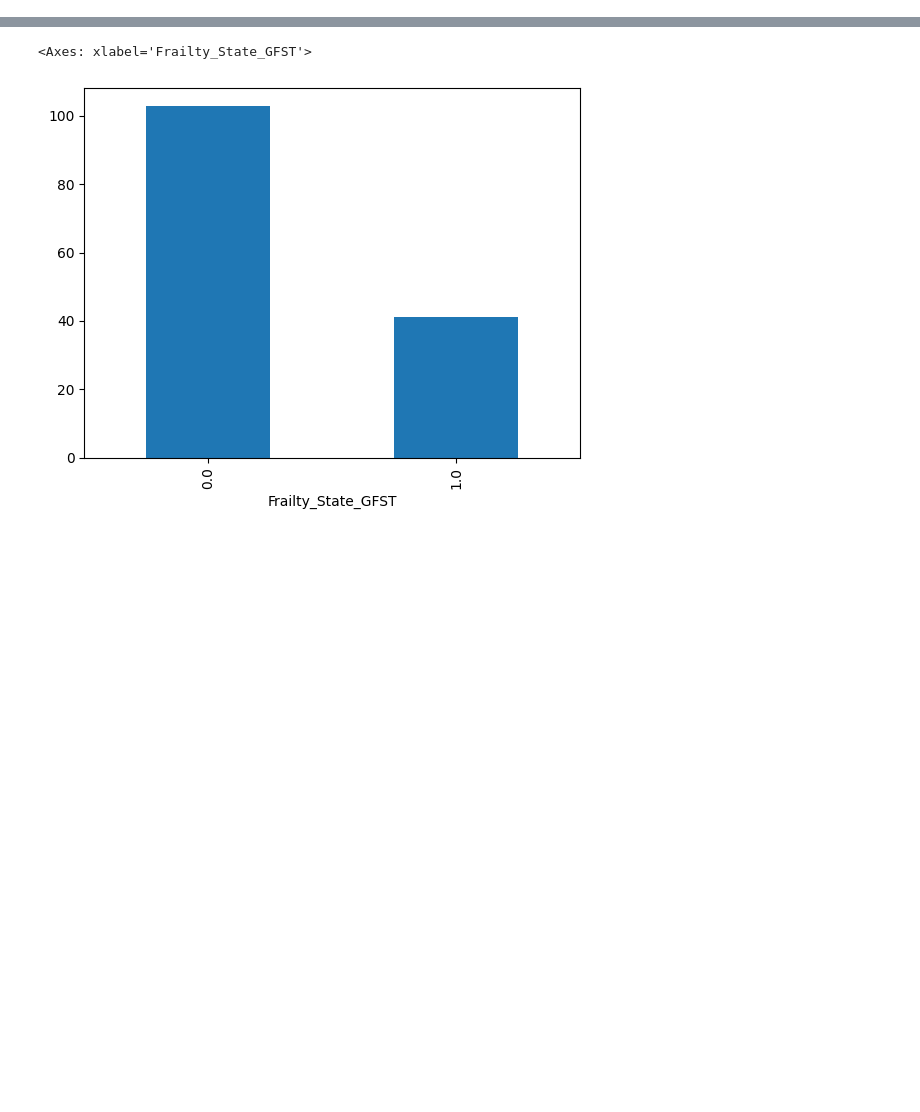
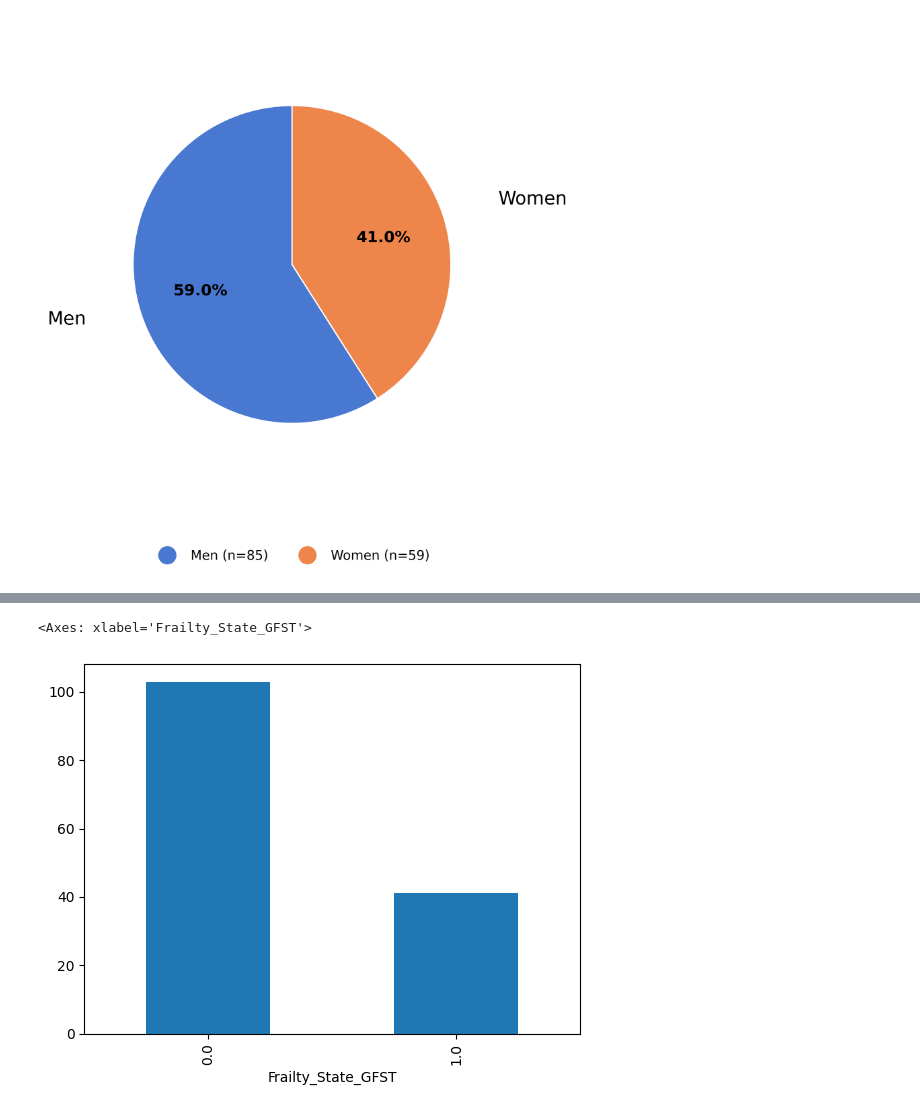
Before and after one commit to lukuenya/Thesis, a Jupyter notebook: notebooks/data_proc.ipynb, the cells around one changed output, grey strips where cells are left out. Cells and saved outputs as stored; diff of their text form; code cells hidden in the pictures; blank space fills up the shorter version.

```diff
--- a/notebooks/data_proc.ipynb
+++ b/notebooks/data_proc.ipynb
@@ -9,0 +54,59 @@ data.shape
+# %%
+
+# Assuming 'data' is your DataFrame and 'Gender' is your gender column
+gender_counts = data['Sexe'].value_counts()
+gender_labels = {0: 'Men', 1: 'Women'}
+
+# Create figure with publication-quality settings
+fig, ax = plt.subplots(figsize=(6, 6), dpi=300)
+
+# Define professional colors
+colors = ['#4878D0', '#EE854A']
+
+# Create the pie chart without labels (we'll add them directly)
+wedges, _, autotexts = ax.pie(
+    gender_counts,
+    labels=None,  # Remove the labels
+    autopct='%1.1f%%',
+    startangle=90,
+    colors=colors,
+    wedgeprops={'edgecolor': 'w', 'linewidth': 1},
+    textprops={'fontsize': 12, 'fontweight': 'bold'}
+)
+
+# Equal aspect ratio ensures that pie is drawn as a circle
+ax.axis('equal')
+
+# Add labels directly next to the wedges
+for i, wedge in enumerate(wedges):
+    angle = (wedge.theta1 + wedge.theta2) / 2
+    x = np.cos(np.deg2rad(angle))
+    y = np.sin(np.deg2rad(angle))
+
+    # Determine horizontal alignment based on angle
+    horizontalalignment = {-1: "right", 1: "left"}[int(np.sign(x))]
+
+    # Adjust position slightly outward from the wedge
+    connectionstyle = "angle,angleA=0,angleB={}".format(angle)
+
+    # Add the text with the gender label
+    ax.annotate(
+        gender_labels[gender_counts.index[i]],
+        xy=(x, y),
+        xytext=(1.35*x, 1.35*y),
+        horizontalalignment=horizontalalignment,
+        fontsize=14
+    )
+
+# Add a simple legend at the bottom
+legend_elements = [
+    plt.Line2D([0], [0], marker='o', color='w', markerfacecolor=colors[0], markersize=15, label=f'Men (n={gender_counts.get(0, 0)})'),
+    plt.Line2D([0], [0], marker='o', color='w', markerfacecolor=colors[1], markersize=15, label=f'Women (n={gender_counts.get(1, 0)})')
+]
+
+ax.legend(handles=legend_elements, loc='lower center', bbox_to_anchor=(0.5, -0.15), frameon=False, ncol=2)
+
+plt.tight_layout()
+plt.show()
+# %% [output]
+[figure, added]
```
Also changed, not shown: parts of 6 cells of this notebook, 10 other files.
